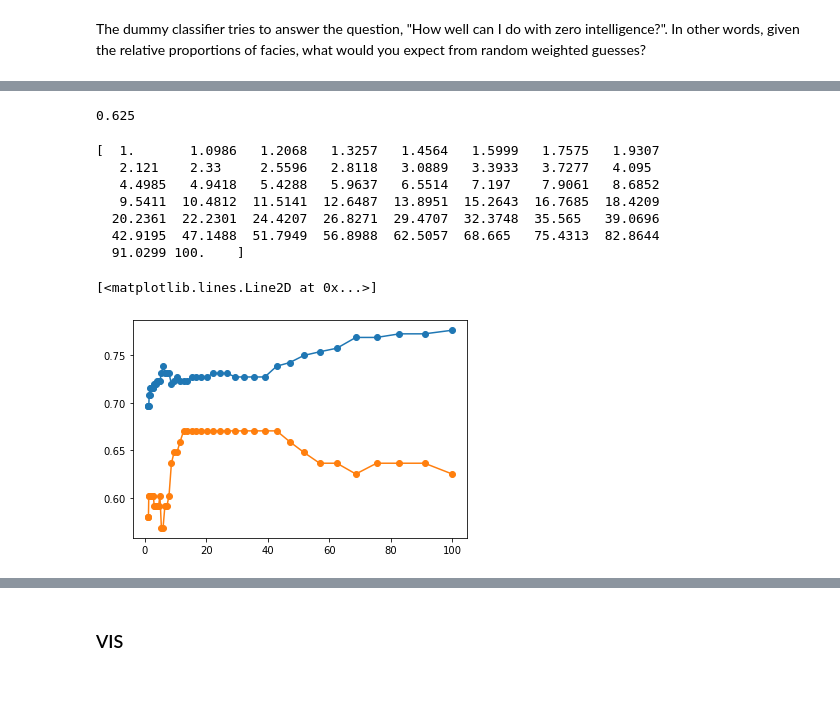
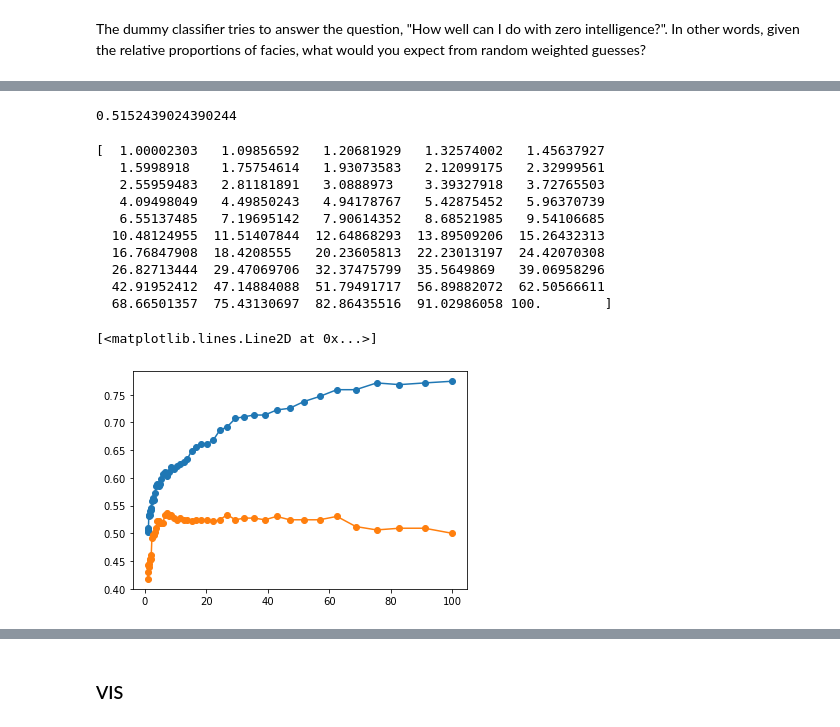
Before and after one commit to EvanBianco/reespectroPy, a Jupyter notebook: notebooks/06_Machine_learning_classification.ipynb, the cells around one changed output, grey strips where cells are left out. Drawn from its saved outputs; the diff is of its cells as text; code cells hidden in the pictures; blank space fills up the shorter version.

```diff
--- a/notebooks/06_Machine_learning_classification.ipynb
+++ b/notebooks/06_Machine_learning_classification.ipynb
@@ -230,12 +342,14 @@ interactive(children=(IntSlider(value=2, description='N', min=1), FloatSlider(va
 <function __main__.plot_important_feats(N=2, alpha=1.0)>
 # %% [markdown]
 # Split the data set
+# %%
+Xmm = pd.DataFrame(Xmm, columns=wvl[ree_wvl_range].astype(int))
 # %%
 from sklearn.model_selection import train_test_split
 
-X_train, X_test, y_train, y_test = train_test_split(X, y, test_size=0.5, random_state=40)
+X_train, X_test, y_train, y_test = train_test_split(Xmm, y, test_size=0.5, random_state=21)
 # %%
-clf.fit(X_train, y_train)
+clf = RandomForestClassifier(max_depth=8, min_samples_leaf=2).fit(X_train, y_train)
 
 print(clf.score(X_test, y_test))
 # %% [output]
@@ -252,6 +366,3 @@ Be careful; people give these different names sometimes. And people do different
 Anyway, we at least need to split the validation set into two parts: one to validate against while selecting hyperparameters (sometimes also called the dev set), and one to assess the likely real-world performance of the trained model.
 
 Note that you should only predict on the test set once, at the end of model selection and tuning.
-# %%
-X_train, X_, y_train, y_ = train_test_split(Xmm, y, test_size=0.4, random_state=99)
-X_val, X_test, y_val, y_test = train_test_split(X_, y_, test_size=0.5, random_state=99)
@@ -288,32 +404,35 @@ from sklearn.svm import SVC
 
 model = SVC(C=1.5)
 model.fit(X_train, y_train)
-model.score(X_val, y_val)
+model.score(X_test, y_test)
 # %% [output]
-0.625
+0.5152439024390244
 # %%
 Cs = np.logspace(0.00001, 2, 50)
 print(Cs)
 y_train_sc = []
 y_val_sc = []
 for c in Cs:
     model = SVC(C=c, gamma= 1 / 200)
     model.fit(X_train, y_train)
     y_train_sc.append(model.score(X_train, y_train))
-    y_val_sc.append(model.score(X_val, y_val))
+    y_val_sc.append(model.score(X_test, y_test))
 
 plt.plot(Cs, y_train_sc, '-o')
 plt.plot(Cs, y_val_sc, '-o')
 # %% [output]
-[  1.       1.0986   1.2068   1.3257   1.4564   1.5999   1.7575   1.9307
-   2.121    2.33     2.5596   2.8118   3.0889   3.3933   3.7277   4.095
-   4.4985   4.9418   5.4288   5.9637   6.5514   7.197    7.9061   8.6852
-   9.5411  10.4812  11.5141  12.6487  13.8951  15.2643  16.7685  18.4209
-  20.2361  22.2301  24.4207  26.8271  29.4707  32.3748  35.565   39.0696
-  42.9195  47.1488  51.7949  56.8988  62.5057  68.665   75.4313  82.8644
-  91.0299 100.    ]
+[  1.00002303   1.09856592   1.20681929   1.32574002   1.45637927
+   1.5998918    1.75754614   1.93073583   2.12099175   2.32999561
+   2.55959483   2.81181891   3.0888973    3.39327918   3.72765503
+   4.09498049   4.49850243   4.94178767   5.42875452   5.96370739
+   6.55137485   7.19695142   7.90614352   8.68521985   9.54106685
+  10.48124955  11.51407844  12.64868293  13.89509206  15.26432313
+  16.76847908  18.4208555   20.23605813  22.23013197  24.42070308
+  26.82713444  29.47069706  32.37475799  35.5649869   39.06958296
+  42.91952412  47.14884088  51.79491717  56.89882072  62.50566611
+  68.66501357  75.43130697  82.86435516  91.02986058 100.        ]
 [<matplotlib.lines.Line2D at 0x...>]
-[figure, old version]
+[figure, new version]
 # %%
 Cs[np.argmax(y_val_sc)]
 # %% [output]
```
Also changed, not shown: parts of 35 cells of this notebook, 2 other files.
